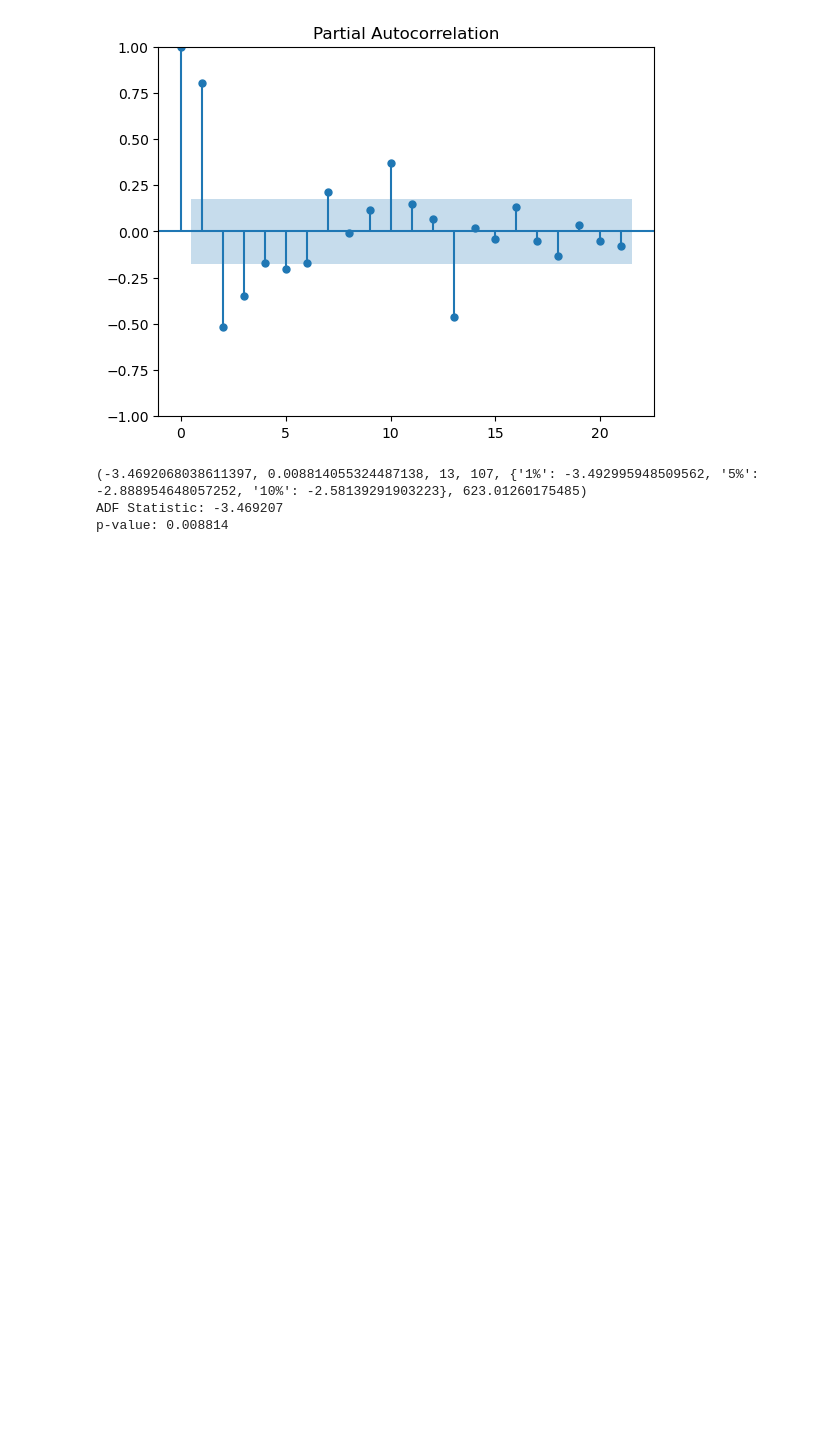
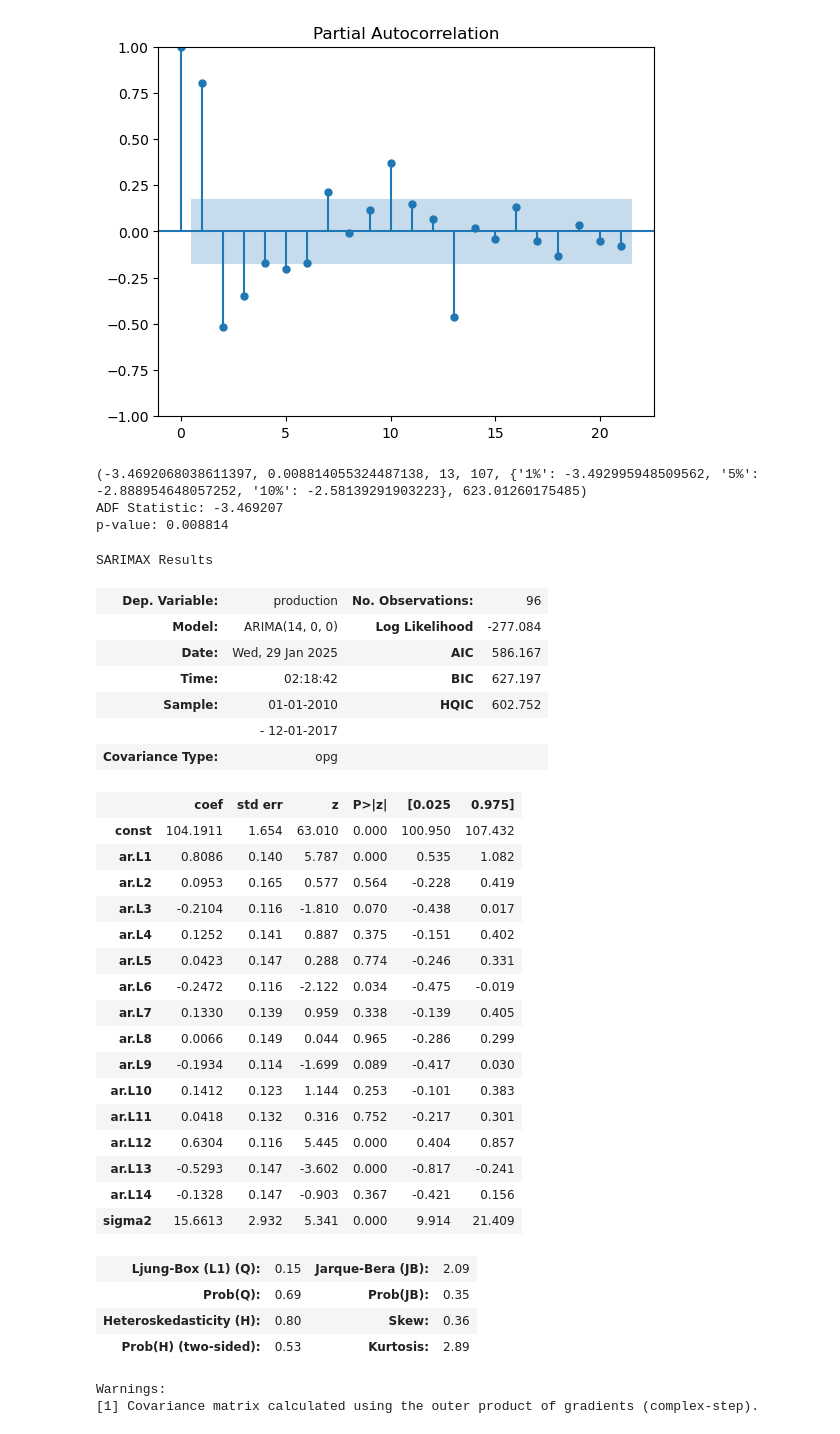
Before and after one commit to bhanurana430/Stock-Time-Series, a Jupyter notebook: Ice Cream/main.ipynb, the cells around one changed output. Drawn from its saved outputs; the diff is of its cells as text; code cells hidden in the pictures; blank space fills up the shorter version.

```diff
--- a/Ice Cream/main.ipynb
+++ b/Ice Cream/main.ipynb
@@ -75,3 +75,39 @@ test_end = datetime(2019,12,1)
 # %%
 train_data = df_ic.production[:train_end]
 test_data = df_ic.production[train_end + pd.DateOffset(days=1):test_end]
+# %%
+model = ARIMA(train_data, order=(14,0,0))
+model_fit = model.fit()
+model_fit.summary()
+# %% [output]
+SARIMAX Results
+| Dep. Variable: | production | No. Observations: | 96 |
+| Model: | ARIMA(14, 0, 0) | Log Likelihood | -277.084 |
+| Date: | Wed, 29 Jan 2025 | AIC | 586.167 |
+| Time: | 02:18:42 | BIC | 627.197 |
+| Sample: | 01-01-2010 | HQIC | 602.752 |
+|  | - 12-01-2017 |  |  |
+| Covariance Type: | opg |  |  |
+|  | coef | std err | z | P>|z| | [0.025 | 0.975] |
+| const | 104.1911 | 1.654 | 63.010 | 0.000 | 100.950 | 107.432 |
+| ar.L1 | 0.8086 | 0.140 | 5.787 | 0.000 | 0.535 | 1.082 |
+| ar.L2 | 0.0953 | 0.165 | 0.577 | 0.564 | -0.228 | 0.419 |
+| ar.L3 | -0.2104 | 0.116 | -1.810 | 0.070 | -0.438 | 0.017 |
+| ar.L4 | 0.1252 | 0.141 | 0.887 | 0.375 | -0.151 | 0.402 |
+| ar.L5 | 0.0423 | 0.147 | 0.288 | 0.774 | -0.246 | 0.331 |
+| ar.L6 | -0.2472 | 0.116 | -2.122 | 0.034 | -0.475 | -0.019 |
+| ar.L7 | 0.1330 | 0.139 | 0.959 | 0.338 | -0.139 | 0.405 |
+| ar.L8 | 0.0066 | 0.149 | 0.044 | 0.965 | -0.286 | 0.299 |
+| ar.L9 | -0.1934 | 0.114 | -1.699 | 0.089 | -0.417 | 0.030 |
+| ar.L10 | 0.1412 | 0.123 | 1.144 | 0.253 | -0.101 | 0.383 |
+| ar.L11 | 0.0418 | 0.132 | 0.316 | 0.752 | -0.217 | 0.301 |
+| ar.L12 | 0.6304 | 0.116 | 5.445 | 0.000 | 0.404 | 0.857 |
+| ar.L13 | -0.5293 | 0.147 | -3.602 | 0.000 | -0.817 | -0.241 |
+| ar.L14 | -0.1328 | 0.147 | -0.903 | 0.367 | -0.421 | 0.156 |
+| sigma2 | 15.6613 | 2.932 | 5.341 | 0.000 | 9.914 | 21.409 |
+| Ljung-Box (L1) (Q): | 0.15 | Jarque-Bera (JB): | 2.09 |
+| Prob(Q): | 0.69 | Prob(JB): | 0.35 |
+| Heteroskedasticity (H): | 0.80 | Skew: | 0.36 |
+| Prob(H) (two-sided): | 0.53 | Kurtosis: | 2.89 |
+Warnings:
+[1] Covariance matrix calculated using the outer product of gradients (complex-step).
```
Also changed, not shown: parts of 6 cells of this notebook.
